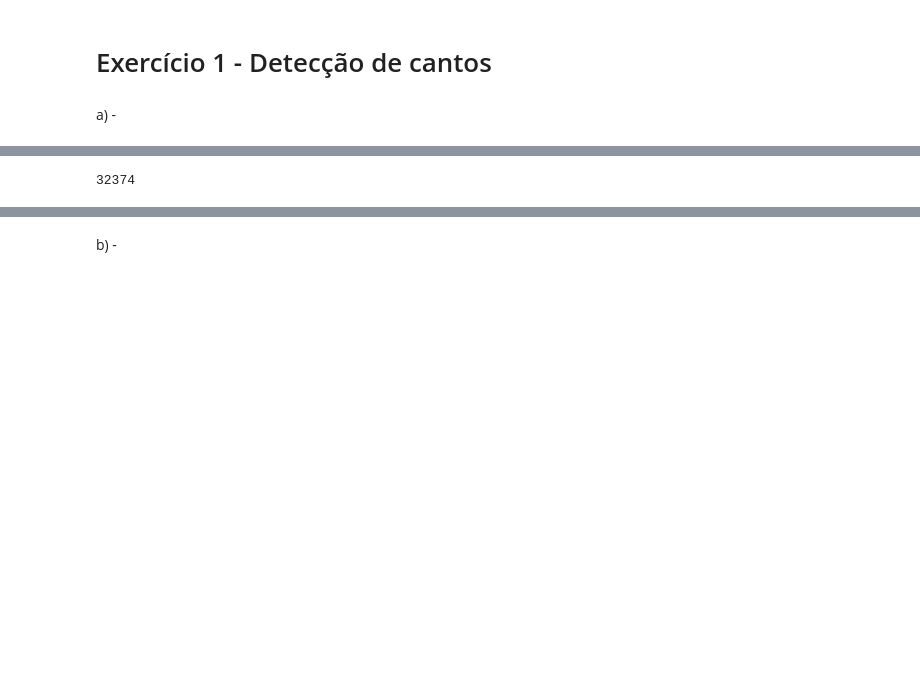
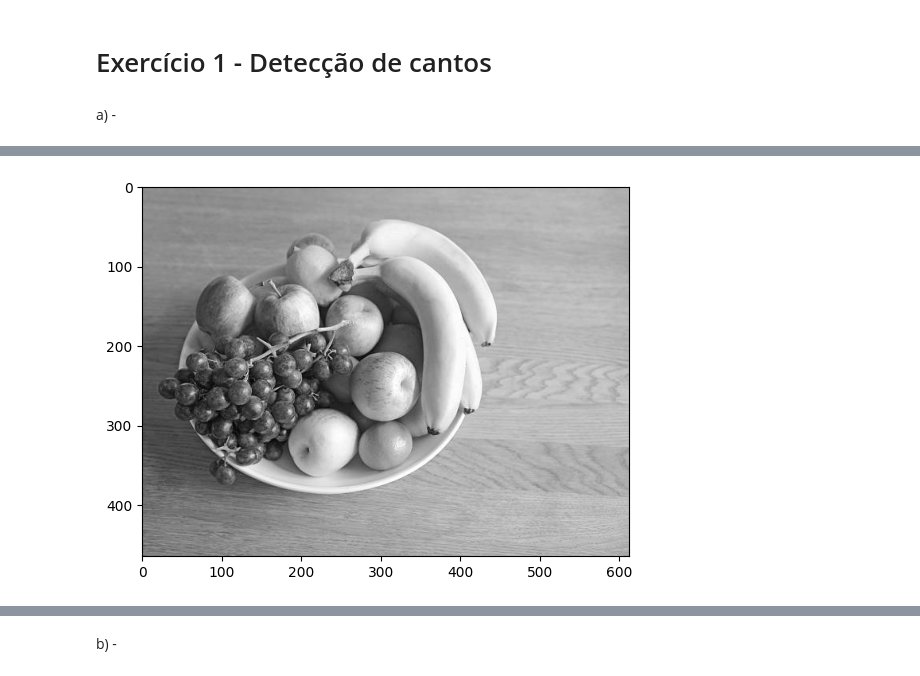
Before and after one commit to scrocha/visao-computacional-2024, a Jupyter notebook: Lista_05/Lista_05_Sillas.ipynb, the cells around one changed output, grey strips where cells are left out. Saved outputs shown, nothing was run; the diff lists cells and outputs as text; code cells hidden in the pictures; blank space fills up the shorter version.

```diff
--- a/Lista_05/Lista_05_Sillas.ipynb
+++ b/Lista_05/Lista_05_Sillas.ipynb
@@ -19,6 +19,7 @@ plt.imshow(img[:,:,::-1])
 [figure]
 # %%
 impb = cv2.cvtColor(img, cv2.COLOR_BGR2GRAY)
-cv2.imshow('Frutas', impb)
-cv2.waitKey(0)
-cv2.destroyAllWindows()
+plt.imshow(impb, cmap='gray')
+plt.show()
+# %% [output]
+[figure, added]
@@ -73,12 +61,3 @@ def HarrisCornerDetector(image, blockSize, ksize, k=0.06):
                 cont += 1
     print(cont)
     return Rresult
-# %%
-Rresult = HarrisCornerDetector(impb, 1, 3, 0.06)
-RresultCV = cv2.cornerHarris(impb, 1, 3, 0.06)
-
-cv2.imshow('Harris', cv2.normalize(Rresult, None, 0, 255, cv2.NORM_MINMAX, cv2.CV_8U))
-cv2.waitKey(0)
-cv2.destroyAllWindows()
-# %% [output]
-32374
```
Also changed, not shown: parts of 12 cells of this notebook.
